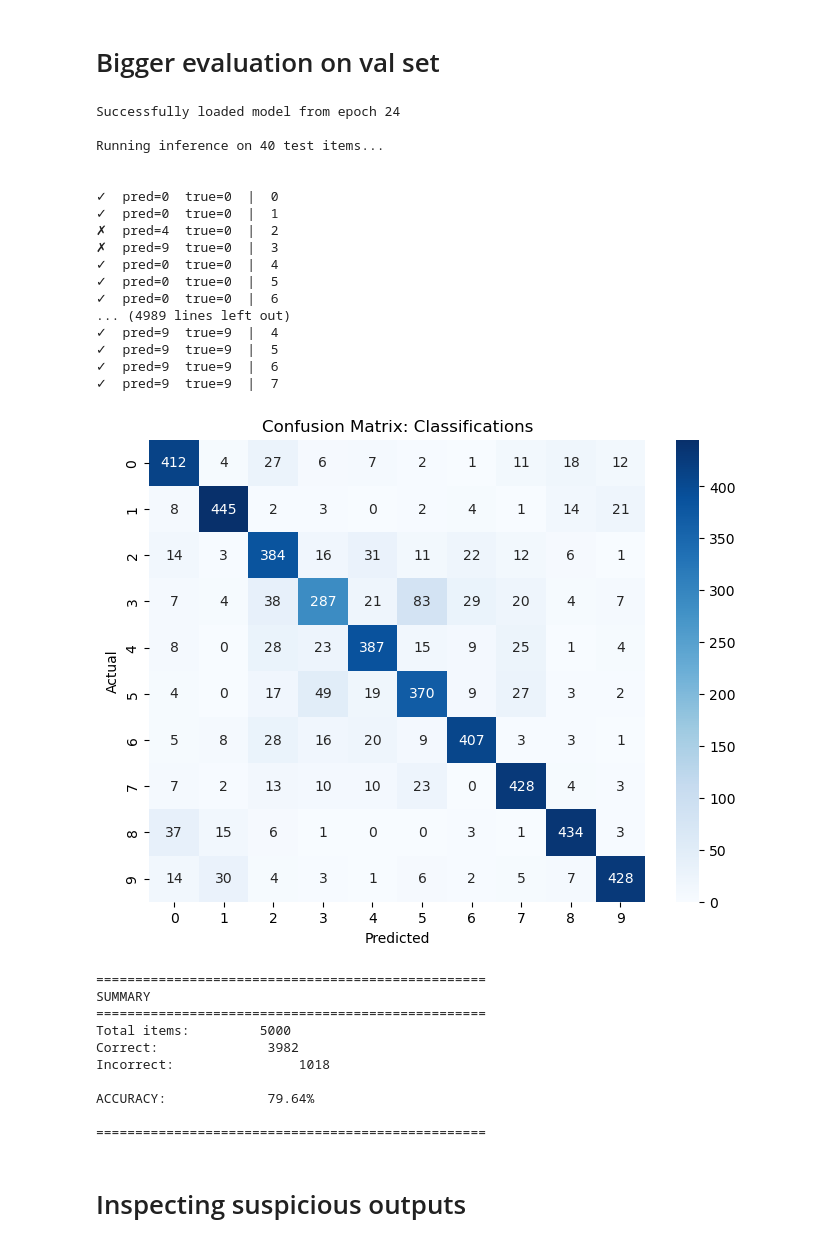
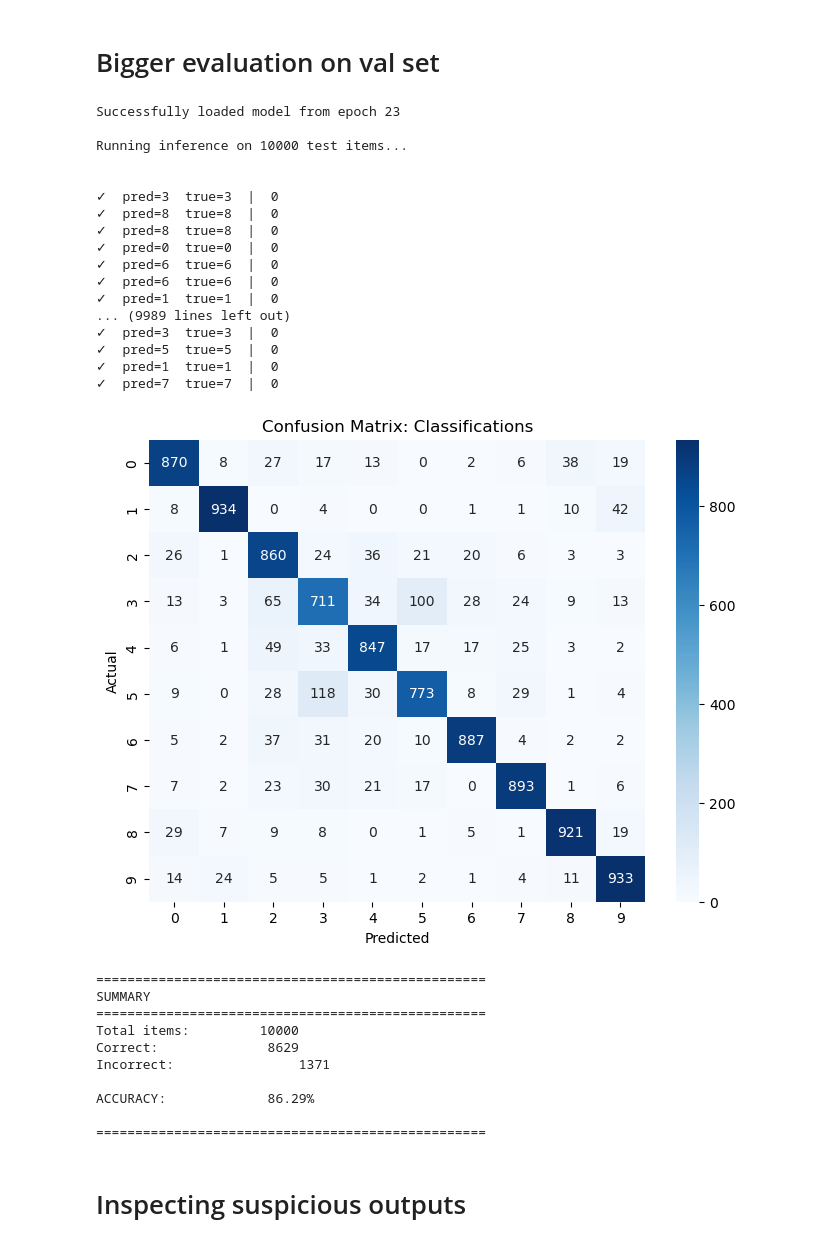
Before and after one commit to probabilistic-adaptation/verifying_unlearning_2026, a Jupyter notebook: Basic_CIFAR10_Classifier.ipynb, the cells around one changed output. Cells and saved outputs as stored; diff of their text form; code cells hidden in the pictures.

Commit message:
updated CIFAR10 classifier

```diff
--- a/Basic_CIFAR10_Classifier.ipynb
+++ b/Basic_CIFAR10_Classifier.ipynb
@@ -105,12 +108,17 @@ class ConvNet(nn.Module):
             nn.Dropout(.2),
 
             # 4x4 -> 2x2
-            nn.Conv2d(256, 512, 3, 2, 1),
+            nn.Conv2d(256, 512, 3, 1, 1),
             nn.BatchNorm2d(512),
             nn.ReLU(),
             nn.Dropout(.2),
 
-            nn.AdaptiveAvgPool2d(1)
+            # nn.Conv2d(512, 1024, 3, 2, 1),
+            # nn.BatchNorm2d(1024),
+            # nn.ReLU(),
+            # nn.Dropout(.2),
+
+            nn.AdaptiveMaxPool2d(1)
         )
 
         self.flatten = nn.Flatten() # some dim, depending on input_dim
@@ -126,6 +134,9 @@ class ConvNet(nn.Module):
             nn.Linear(n_flat, 128),
             nn.Dropout(.3),
             nn.ReLU(),
+            # nn.Linear(256, 64),
+            # nn.Dropout(.3),
+            # nn.ReLU(),
             nn.Linear(128, 10)
             )
 
@@ -212,7 +223,7 @@ def evaluate(model, data_loader, criterion, device, print_predictions = False):
 
     return total_loss / len(data_loader), correct / total
 
-def training_regimen(model, train_loader, val_loader, opt, criterion, scheduler, device, num_epochs = 10, best_val_loss = torch.inf, model_path = "model_checkpoints/best_CIFAR10_model.pth"):
+def training_regimen(model, train_loader, val_loader, opt, criterion, scheduler, device, num_epochs = 10, best_val_loss = torch.inf, model_path = f"model_checkpoints/best_CIFAR10_model_{datetime.today().strftime('%Y-%m-%d')}.pth"):
 
     # For each epoch ...
     for k in range(num_epochs):
@@ -283,13 +382,13 @@ def training_regimen(model, train_loader, val_loader, opt, criterion, scheduler,
 # Train and Predict on Test
 # %%
 device = torch.device("mps") if torch.mps.is_available() else torch.device("cpu")
-classifier = ConvNet(input_dims=3, frame_size=32).to(device)
+classifier = ConvNet().to(device)
 num_params = sum([a.numel() for a in classifier.parameters()])
 print(f"Number of model parameters: {num_params:,}")
 opt = optim.AdamW(classifier.parameters(), lr=1e-3, weight_decay = 7e-4)
 criterion = nn.CrossEntropyLoss()
 scheduler = ReduceLROnPlateau(opt, mode='min', factor=0.5, patience=2, threshold = .01, threshold_mode = "rel")
-model, opt, scheduler = training_regimen(classifier, train_loader, val_loader, opt, criterion, scheduler, device, num_epochs=50, model_path = "model_checkpoints/best_CIFAR10_model.pth")
+model, opt, scheduler = training_regimen(classifier, train_loader, val_loader, opt, criterion, scheduler, device, num_epochs=50, model_path = f"model_checkpoints/ConvNet_CIFAR10_{datetime.today().strftime('%Y-%m-%d')}.pth")
 # %% [output]
 Number of model parameters: 1,619,850
  ----- EPOCH 0 -----
@@ -398,40 +497,40 @@ def run_inference(model, data_loader):
     return accuracy, preds, labels
 # %%
 model = ConvNet(input_dims=3, frame_size=32)
-checkpoint = torch.load('model_checkpoints/best_CIFAR10_model.pth')
+checkpoint = torch.load('model_checkpoints/ConvNet_CIFAR10_2026-03-17.pth')
 model.load_state_dict(checkpoint['model_state_dict'])
 print(f"Successfully loaded model from epoch {checkpoint['epoch']}")
 model.eval()
 model.to(device)
 torch.manual_seed(0)
-_, _, _ = run_inference(model, val_loader)
+_, _, _ = run_inference(model, test_loader)
 # %% [output]
-Successfully loaded model from epoch 24
+Successfully loaded model from epoch 23
 
-Running inference on 40 test items...
+Running inference on 10000 test items...
 
 
+✓  pred=3  true=3  |  0
+✓  pred=8  true=8  |  0
+✓  pred=8  true=8  |  0
 ✓  pred=0  true=0  |  0
-✓  pred=0  true=0  |  1
-✗  pred=4  true=0  |  2
-✗  pred=9  true=0  |  3
-✓  pred=0  true=0  |  4
-✓  pred=0  true=0  |  5
-✓  pred=0  true=0  |  6
-... (4989 lines left out)
-✓  pred=9  true=9  |  4
-✓  pred=9  true=9  |  5
-✓  pred=9  true=9  |  6
-✓  pred=9  true=9  |  7
+✓  pred=6  true=6  |  0
+✓  pred=6  true=6  |  0
+✓  pred=1  true=1  |  0
+... (9989 lines left out)
+✓  pred=3  true=3  |  0
+✓  pred=5  true=5  |  0
+✓  pred=1  true=1  |  0
+✓  pred=7  true=7  |  0
-[figure, old version]
+[figure, new version]
 ==================================================
 SUMMARY
 ==================================================
-Total items:         5000
-Correct:              3982
-Incorrect:                1018
+Total items:         10000
+Correct:              8629
+Incorrect:                1371
 
-ACCURACY:             79.64%
+ACCURACY:             86.29%
 
 ==================================================
 # %% [markdown]
```
Also changed, not shown: parts of 6 cells of this notebook, 1 other file.
